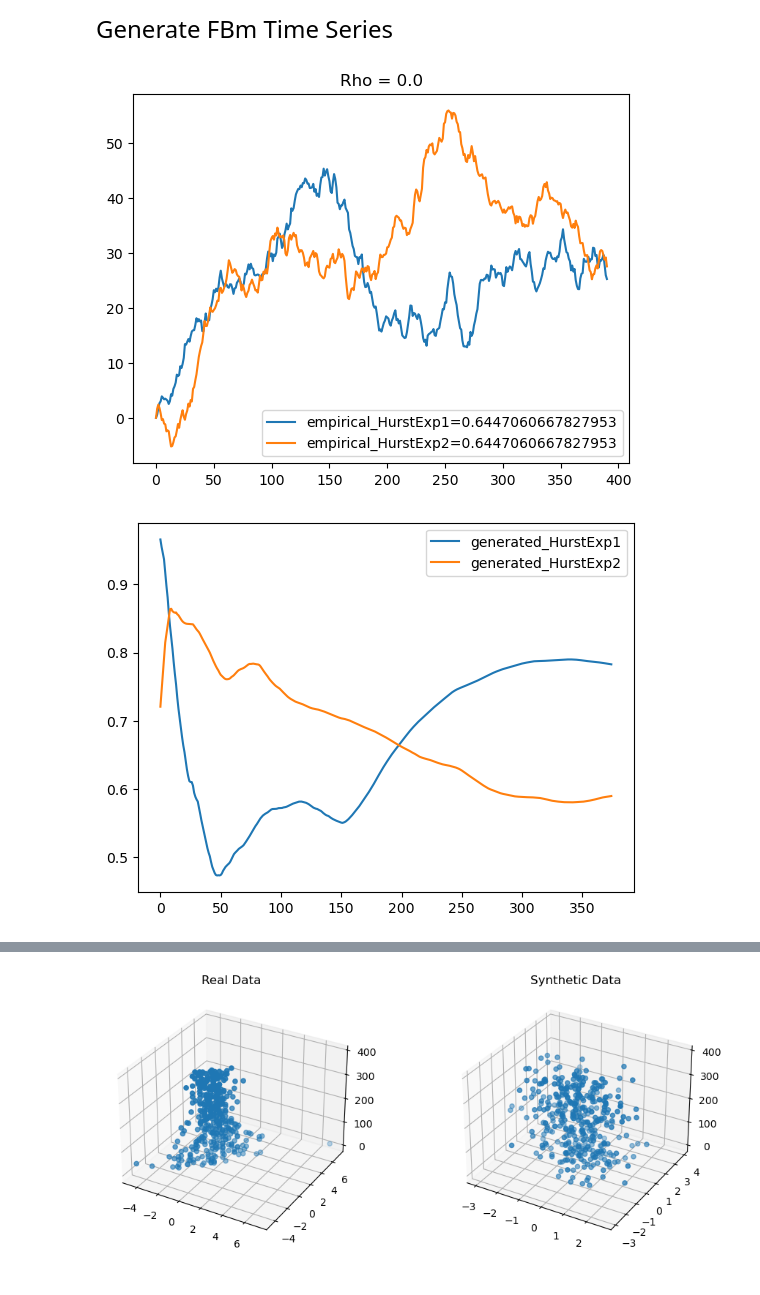
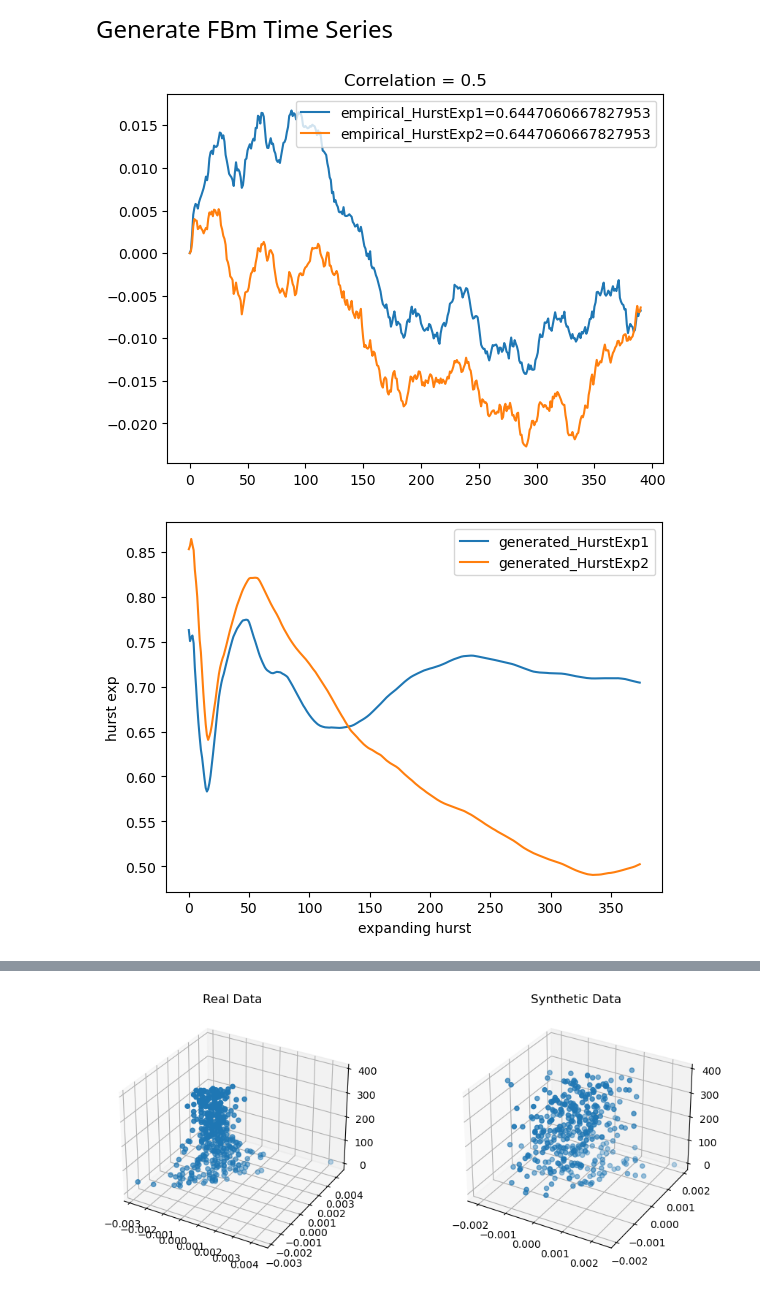
Before and after one commit to regimelab/notebooks, a Jupyter notebook: fractional_brownian_motion.ipynb, the cells around one changed output, grey strips where cells are left out. Drawn from its saved outputs; the diff is of its cells as text; code cells hidden in the pictures.

```diff
--- a/fractional_brownian_motion.ipynb
+++ b/fractional_brownian_motion.ipynb
@@ -61,50 +68,54 @@ tlt['marketClose'] = tlt['marketClose'].apply(np.log).diff().dropna()
 
 mean0 = np.mean(tlt['marketClose'])
 mean1 = np.mean(tlt['marketClose'])
-rho = 0.0
+std0 = np.std(tlt['marketClose'])
+std1 = np.std(tlt['marketClose'])
+corr = 0.5
 
 fbm = FBm()
-H1 = fbm.hurst(tlt['marketClose'].dropna().values)
-H2 = fbm.hurst(tlt['marketClose'].dropna().values)
+hurst1 = fbm.hurst(tlt['marketClose'].dropna().values)
+hurst2 = fbm.hurst(tlt['marketClose'].dropna().values)
 
-size = len(tlt) - 1
-
-ts = fbm.generate_gaussian_fBm(H1, H2, rho, size, [mean0, mean1])
+size = len(tlt['marketClose']) - 1
+ts = fbm.generate_gaussian_fBm(hurst1, hurst2, corr, size, sigmas=[std0, std1], drifts=[mean0, mean1])
 
 diffed0=np.diff(ts[0])
 diffed1=np.diff(ts[1])
-plt.plot(ts[0], label=f"empirical_HurstExp1={H1}")
-plt.plot(ts[1], label=f"empirical_HurstExp2={H2}")
-plt.title(f"Rho = {rho}")
+
+plt.plot(ts[0], label=f"empirical_HurstExp1={hurst1}")
+plt.plot(ts[1], label=f"empirical_HurstExp2={hurst2}")
+plt.title(f"Correlation = {corr}")
 plt.legend()
 plt.show()
 plt.plot([ fbm.hurst(diffed0[:X]) for X in range(15, len(diffed0)) ], label=f"generated_HurstExp1")
 plt.plot([ fbm.hurst(diffed1[:X]) for X in range(15, len(diffed1)) ], label=f"generated_HurstExp2")
+plt.xlabel('expanding hurst')
+plt.ylabel('hurst exp')
 plt.legend()
 plt.show()
 
 autocorr_df = pd.DataFrame()
 autocorr_df['decay_0'] = np.diff(ts[0])
 autocorr_df['decay_1'] = np.diff(ts[1])
 decay_func = lambda S, _range: [S.apply(abs).autocorr(lag=Lag) for Lag in _range]
 
 sns.lineplot(data=decay_func(autocorr_df['decay_0'], range(0, 30)), label='autocorr_0', marker='o')
 sns.lineplot(data=decay_func(autocorr_df['decay_1'], range(0, 30)), label='autocorr_1', marker='o')
 plt.xlabel('Lag')
 plt.ylabel('corr')
 plt.show()
 
 three_df = pd.DataFrame()
-three_df['x'] = stats.zscore(np.diff(ts[0]))
-three_df['y'] = stats.zscore(np.diff(ts[1]))
+three_df['x'] = np.diff(ts[0])
+three_df['y'] = np.diff(ts[1])
 three_df['z'] = range(size)
 
 orig_three_df = pd.DataFrame()
-orig_three_df['x'] = stats.zscore(tlt['marketClose'].dropna().values)
-orig_three_df['y'] = stats.zscore(tlt['marketClose'].dropna().values)
+orig_three_df['x'] = tlt['marketClose'].dropna().values
+orig_three_df['y'] = tlt['marketClose'].dropna().values
 orig_three_df['z'] = range(len(tlt)-1)
 
 compare_3d(orig_three_df, three_df)
 # %% [output]
-[figure, old version]
+[figure, new version]
-[figure, old version]
+[figure, new version]
@@ -112 +123 @@ compare_3d(orig_three_df, three_df)
-[figure, old version]
+[figure, new version]
```
Also changed, not shown: parts of 3 cells of this notebook.
